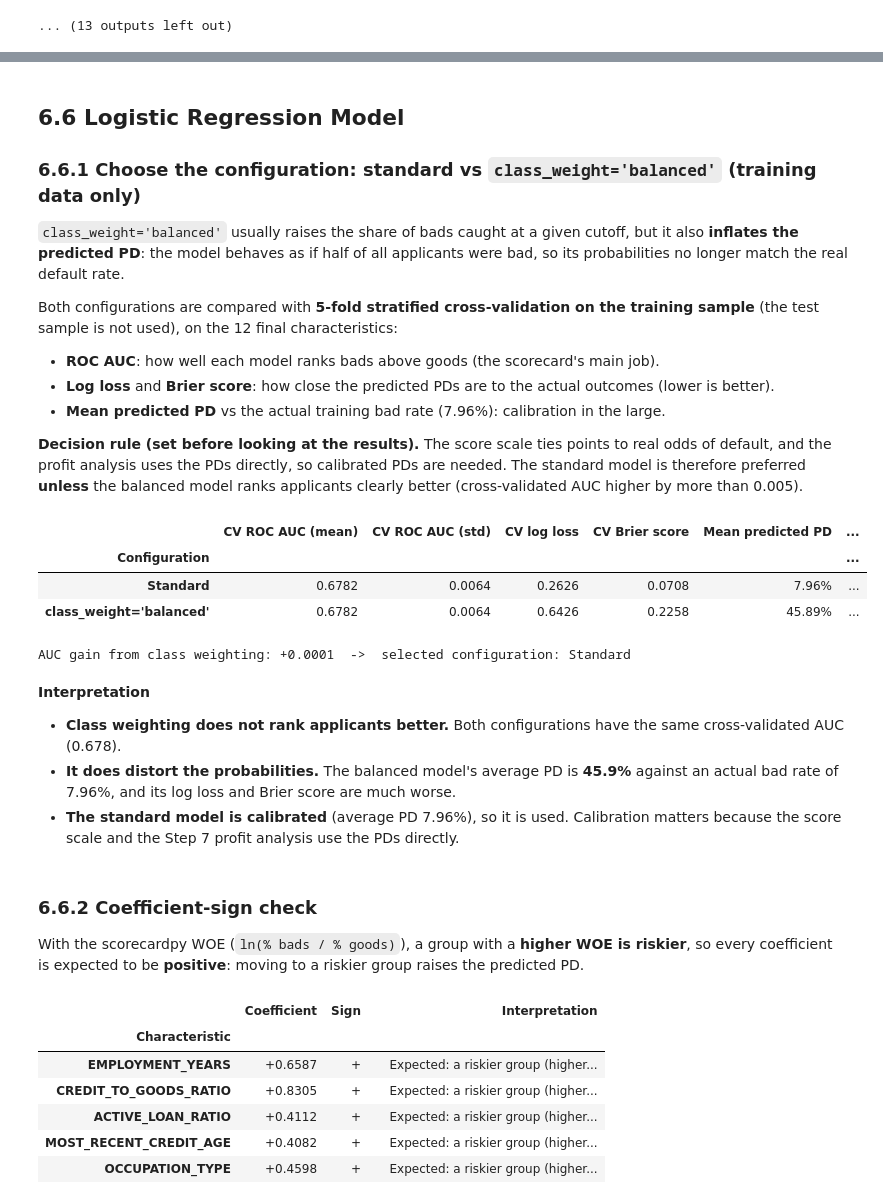
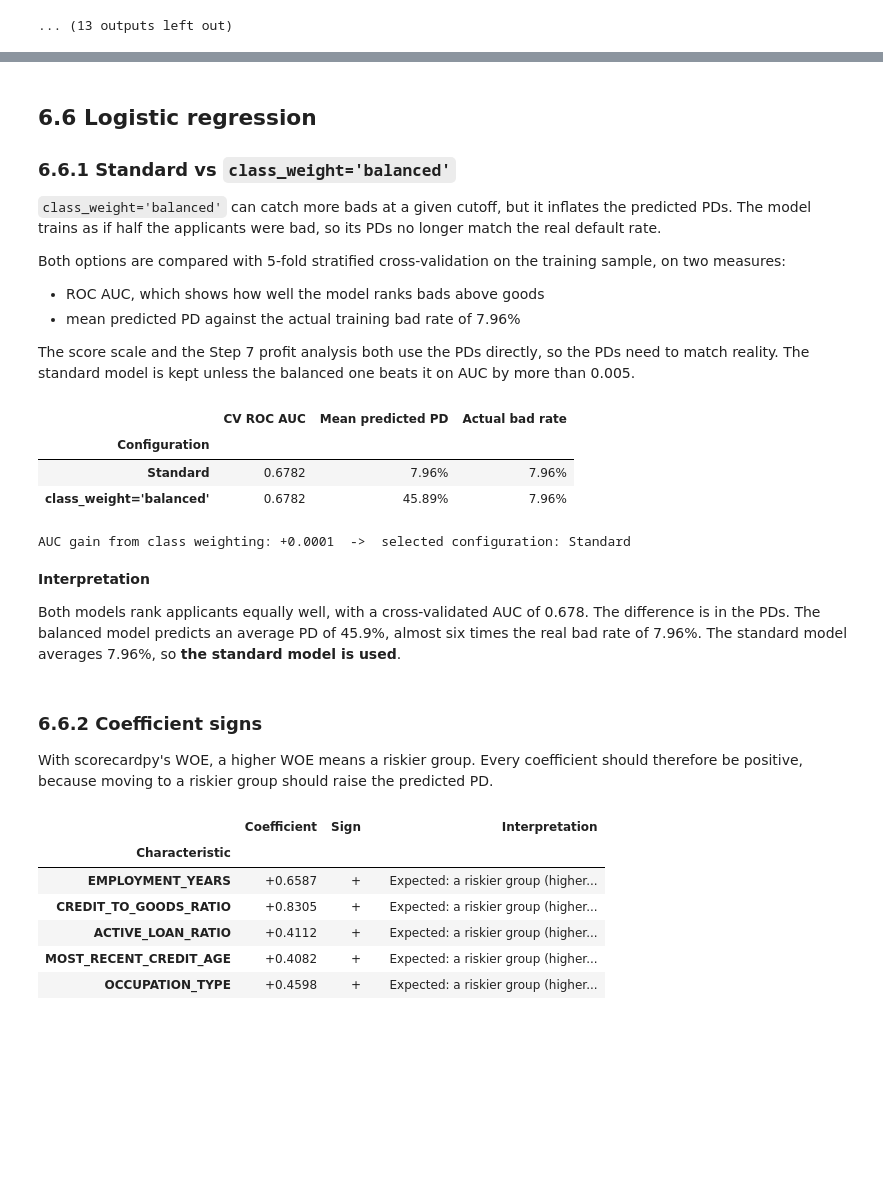
Before and after one commit to LeeLinWang/faproject, a Jupyter notebook: 06_scorecard creation.ipynb, the cells around one changed output, grey strips where cells are left out. Saved outputs shown, nothing was run; the diff lists cells and outputs as text; code cells hidden in the pictures; blank space fills up the shorter version.

```diff
--- a/06_scorecard creation.ipynb
+++ b/06_scorecard creation.ipynb
@@ -64,24 +54,16 @@ This step combines the characteristics into one **logistic regression model** an
 # %%
 final = pd.read_csv('data/final_characteristics.csv')
-final_original = final.copy()          # untouched copy, compared again at the end
 
 ID, TARGET = 'SK_ID_CURR', 'TARGET'
-APPROVED = ['EMPLOYMENT_YEARS', 'CREDIT_TO_GOODS_RATIO', 'ACTIVE_LOAN_RATIO',
-            'MOST_RECENT_CREDIT_AGE', 'OCCUPATION_TYPE', 'OLDEST_CREDIT_AGE', 'ACTIVE_LOAN_COUNT',
-            'NAME_INCOME_TYPE', 'DEBT_TO_CREDIT_RATIO', 'BUREAU_DEBT_TO_INCOME', 'NAME_EDUCATION_TYPE',
-            'MICROLOAN_COUNT']
-X_COLS = [c for c in final.columns if c not in (ID, TARGET)]     # SK_ID_CURR is never a predictor
+X_COLS = ['EMPLOYMENT_YEARS', 'CREDIT_TO_GOODS_RATIO', 'ACTIVE_LOAN_RATIO',
+          'MOST_RECENT_CREDIT_AGE', 'OCCUPATION_TYPE', 'OLDEST_CREDIT_AGE', 'ACTIVE_LOAN_COUNT',
+          'NAME_INCOME_TYPE', 'DEBT_TO_CREDIT_RATIO', 'BUREAU_DEBT_TO_INCOME', 'NAME_EDUCATION_TYPE',
+          'MICROLOAN_COUNT']
 
 print('Applicants:', f'{len(final):,}', '| Characteristics:', len(X_COLS))
 print('Good borrowers (TARGET = 0):', f'{(final[TARGET] == 0).sum():,}')
 print('Bad borrowers (TARGET = 1):', f'{(final[TARGET] == 1).sum():,}')
 print('Overall bad rate:', f'{final[TARGET].mean():.2%}')
-print('Unique SK_ID_CURR:', f'{final[ID].nunique():,}')
-
-profile = pd.DataFrame({'Data type': final[X_COLS].dtypes.astype(str),
-                        'Missing': final[X_COLS].isna().sum(),
-                        'Missing %': final[X_COLS].isna().mean()})
-display(profile.style.format({'Missing': '{:,}', 'Missing %': '{:.2%}'}))
 # %% [output]
 Applicants: 213,312 | Characteristics: 12
 Good borrowers (TARGET = 0): 196,329
@@ -104,13 +71,0 @@ Unique SK_ID_CURR: 213,312
-# %%
-numeric_cols = final[X_COLS].select_dtypes('number').columns
-checks = {
-    'SK_ID_CURR exists and is unique': ID in final.columns and final[ID].is_unique,
-    'TARGET is binary (0/1)': set(final[TARGET].unique()) == {0, 1},
-    'All 12 final characteristics present': set(APPROVED) <= set(X_COLS),
-    'No unexpected columns': set(final.columns) == set([ID, TARGET] + APPROVED),
-    'No duplicate column names': final.columns.is_unique,
-    'No infinite numeric values': not np.isinf(final[numeric_cols].to_numpy(dtype=float)).any(),
-}
-display(pd.DataFrame({'Passed': checks}))
-assert all(checks.values())
-X_COLS = APPROVED          # fixed predictor order used throughout
@@ -468,54 +256,48 @@ Saved data/encoded.csv: (213312, 15) 55.6 MB
 # %% [markdown]
-## 6.6 Logistic Regression Model
+## 6.6 Logistic regression
 
-### 6.6.1 Choose the configuration: standard vs `class_weight='balanced'` (training data only)
+### 6.6.1 Standard vs `class_weight='balanced'`
 
-`class_weight='balanced'` usually raises the share of bads caught at a given cutoff, but it also **inflates the predicted PD**: the model behaves as if half of all applicants were bad, so its probabilities no longer match the real default rate.
+`class_weight='balanced'` can catch more bads at a given cutoff, but it inflates the predicted PDs. The model trains as if half the applicants were bad, so its PDs no longer match the real default rate.
 
-Both configurations are compared with **5-fold stratified cross-validation on the training sample** (the test sample is not used), on the 12 final characteristics:
+Both options are compared with 5-fold stratified cross-validation on the training sample, on two measures:
 
-- **ROC AUC**: how well each model ranks bads above goods (the scorecard's main job).
-- **Log loss** and **Brier score**: how close the predicted PDs are to the actual outcomes (lower is better).
-- **Mean predicted PD** vs the actual training bad rate (7.96%): calibration in the large.
+- ROC AUC, which shows how well the model ranks bads above goods
+- mean predicted PD against the actual training bad rate of 7.96%
 
-**Decision rule (set before looking at the results).** The score scale ties points to real odds of default, and the profit analysis uses the PDs directly, so calibrated PDs are needed. The standard model is therefore preferred **unless** the balanced model ranks applicants clearly better (cross-validated AUC higher by more than 0.005).
+The score scale and the Step 7 profit analysis both use the PDs directly, so the PDs need to match reality. The standard model is kept unless the balanced one beats it on AUC by more than 0.005.
 # %%
 cv = StratifiedKFold(n_splits=5, shuffle=True, random_state=186)
 configs = {'Standard': dict(max_iter=1000),
            "class_weight='balanced'": dict(class_weight='balanced', max_iter=1000)}
 
 cv_rows = []
 for name, params in configs.items():
     model = linear_model.LogisticRegression(**params)
-    scores = cross_validate(model, train_woe, y_train, cv=cv, scoring=['roc_auc', 'neg_log_loss', 'neg_brier_score'])
+    auc = cross_validate(model, train_woe, y_train, cv=cv, scoring='roc_auc')['test_score'].mean()
     pd_oof = cross_val_predict(model, train_woe, y_train, cv=cv, method='predict_proba')[:, 1]
-    cv_rows.append({'Configuration': name,
-                    'CV ROC AUC (mean)': scores['test_roc_auc'].mean(), 'CV ROC AUC (std)': scores['test_roc_auc'].std(),
-                    'CV log loss': -scores['test_neg_log_loss'].mean(), 'CV Brier score': -scores['test_neg_brier_score'].mean(),
+    cv_rows.append({'Configuration': name, 'CV ROC AUC': auc,
                     'Mean predicted PD': pd_oof.mean(), 'Actual bad rate': y_train.mean()})
 cv_results = pd.DataFrame(cv_rows).set_index('Configuration')
-display(cv_results.style.format({'CV ROC AUC (mean)': '{:.4f}', 'CV ROC AUC (std)': '{:.4f}', 'CV log loss': '{:.4f}',
-                                 'CV Brier score': '{:.4f}', 'Mean predicted PD': '{:.2%}', 'Actual bad rate': '{:.2%}'}))
+display(cv_results.style.format({'CV ROC AUC': '{:.4f}', 'Mean predicted PD': '{:.2%}', 'Actual bad rate': '{:.2%}'}))
 
-auc_gain = cv_results.loc["class_weight='balanced'", 'CV ROC AUC (mean)'] - cv_results.loc['Standard', 'CV ROC AUC (mean)']
+auc_gain = cv_results.loc["class_weight='balanced'", 'CV ROC AUC'] - cv_results.loc['Standard', 'CV ROC AUC']
 LR_CONFIG = "class_weight='balanced'" if auc_gain > 0.005 else 'Standard'
 print(f'AUC gain from class weighting: {auc_gain:+.4f}  ->  selected configuration: {LR_CONFIG}')
 # %% [output]
-|  | CV ROC AUC (mean) | CV ROC AUC (std) | CV log loss | CV Brier score | Mean predicted PD | ... |
-| Configuration |  |  |  |  |  | ... |
-| Standard | 0.6782 | 0.0064 | 0.2626 | 0.0708 | 7.96% | ... |
-| class_weight='balanced' | 0.6782 | 0.0064 | 0.6426 | 0.2258 | 45.89% | ... |
+|  | CV ROC AUC | Mean predicted PD | Actual bad rate |
+| Configuration |  |  |  |
+| Standard | 0.6782 | 7.96% | 7.96% |
+| class_weight='balanced' | 0.6782 | 45.89% | 7.96% |
 AUC gain from class weighting: +0.0001  ->  selected configuration: Standard
 # %% [markdown]
 **Interpretation**
 
-- **Class weighting does not rank applicants better.** Both configurations have the same cross-validated AUC (0.678).
-- **It does distort the probabilities.** The balanced model's average PD is **45.9%** against an actual bad rate of 7.96%, and its log loss and Brier score are much worse.
-- **The standard model is calibrated** (average PD 7.96%), so it is used. Calibration matters because the score scale and the Step 7 profit analysis use the PDs directly.
+Both models rank applicants equally well, with a cross-validated AUC of 0.678. The difference is in the PDs. The balanced model predicts an average PD of 45.9%, almost six times the real bad rate of 7.96%. The standard model averages 7.96%, so **the standard model is used**.
 # %% [markdown]
-### 6.6.2 Coefficient-sign check
+### 6.6.2 Coefficient signs
 
-With the scorecardpy WOE (`ln(% bads / % goods)`), a group with a **higher WOE is riskier**, so every coefficient is expected to be **positive**: moving to a riskier group raises the predicted PD.
+With scorecardpy's WOE, a higher WOE means a riskier group. Every coefficient should therefore be positive, because moving to a riskier group should raise the predicted PD.
 # %%
 def coefficient_table(model, columns):
     t = pd.DataFrame({'Characteristic': [c.replace('_woe', '') for c in columns], 'Coefficient': model.coef_[0]})
```
Also changed, not shown: parts of 44 cells of this notebook.
